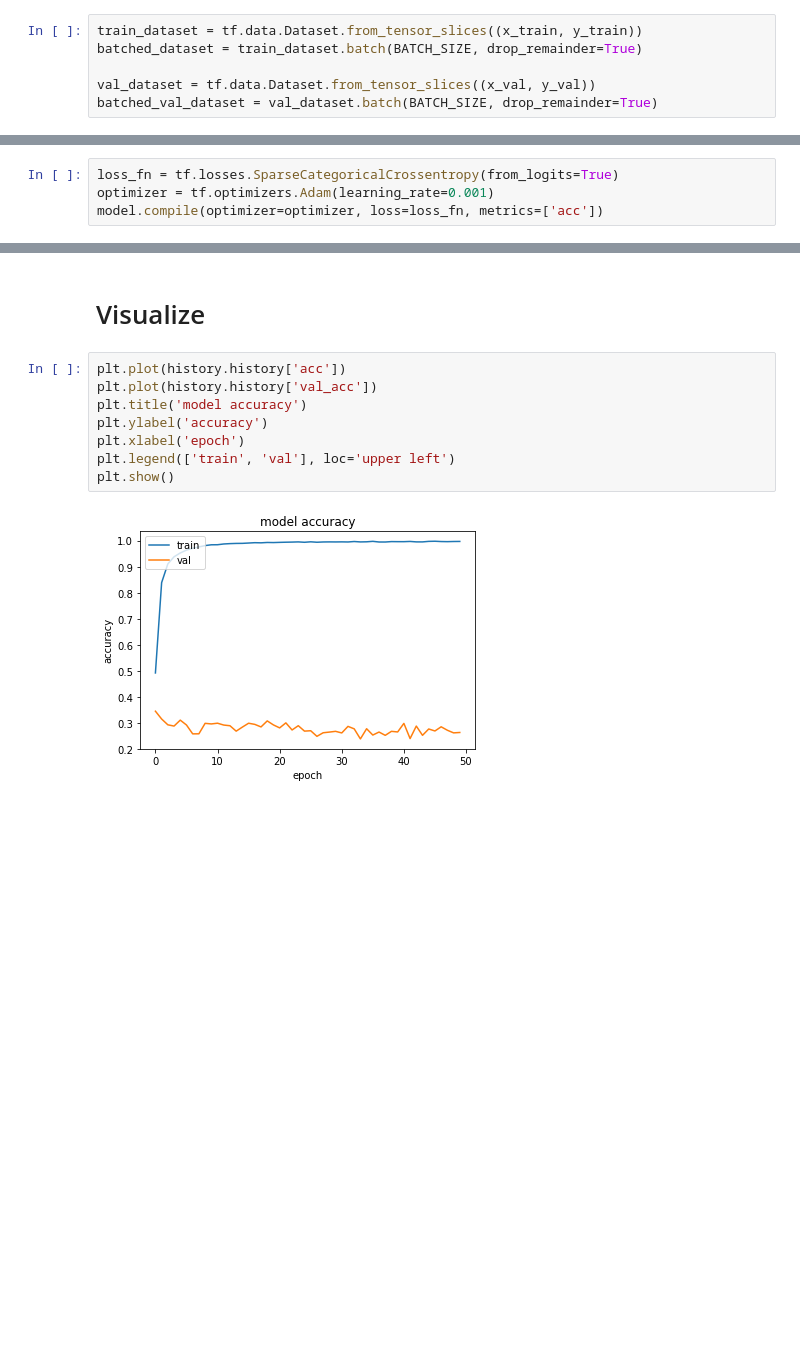
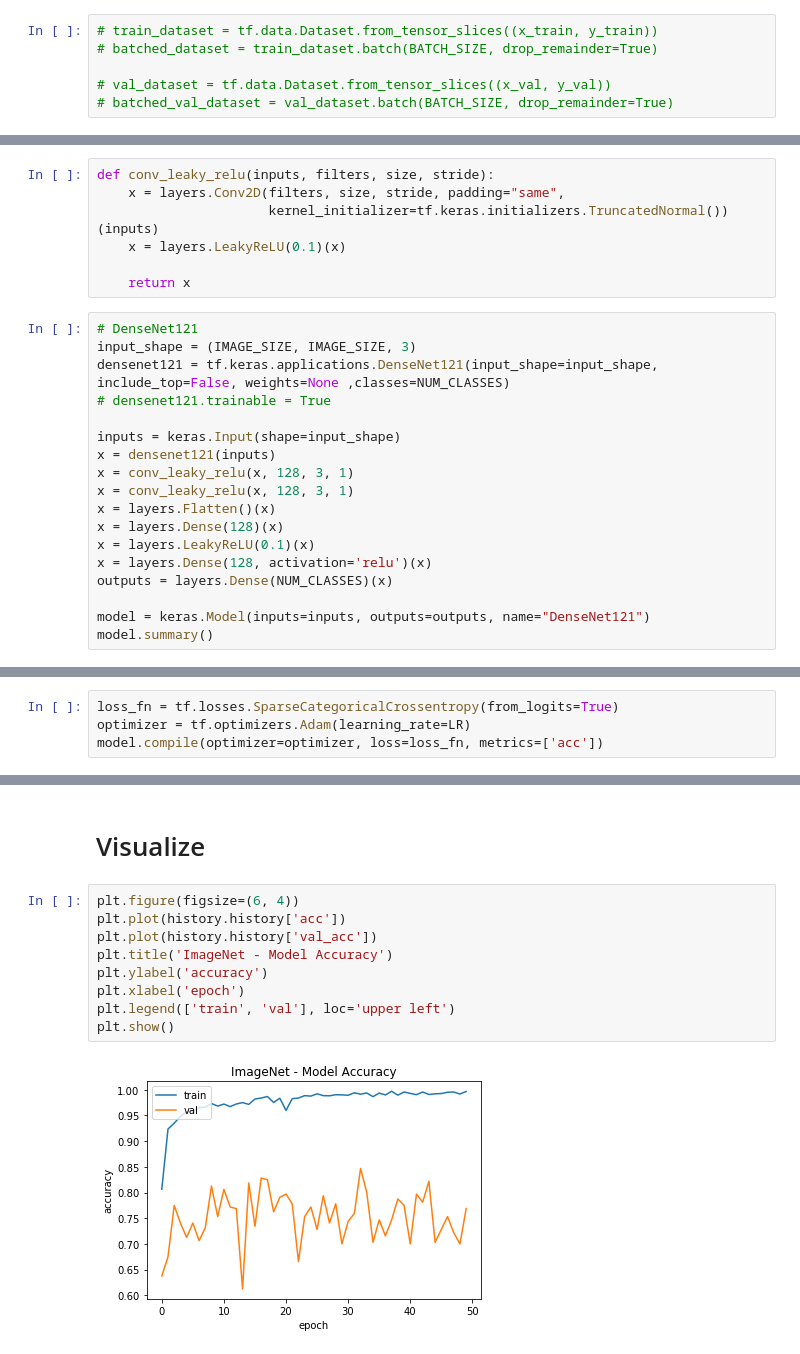
Before and after one commit to chengche6230/Deep-Learning-Course-Team-Project, a Jupyter notebook: Competition 4/DLcomp4_Team123_code.ipynb, the cells around one changed output, grey strips where cells are left out. Cells and saved outputs as stored; diff of their text form; blank space fills up the shorter version.

Commit message:
update: ImageNet / 0.8400

```diff
--- a/Competition 4/DLcomp4_Team123_code.ipynb
+++ b/Competition 4/DLcomp4_Team123_code.ipynb
@@ -119,6 +166,6 @@ y_val = np.argmax(y_val, axis=1)
 # %%
-train_dataset = tf.data.Dataset.from_tensor_slices((x_train, y_train))
-batched_dataset = train_dataset.batch(BATCH_SIZE, drop_remainder=True)
+# train_dataset = tf.data.Dataset.from_tensor_slices((x_train, y_train))
+# batched_dataset = train_dataset.batch(BATCH_SIZE, drop_remainder=True)
 
-val_dataset = tf.data.Dataset.from_tensor_slices((x_val, y_val))
-batched_val_dataset = val_dataset.batch(BATCH_SIZE, drop_remainder=True)
+# val_dataset = tf.data.Dataset.from_tensor_slices((x_val, y_val))
+# batched_val_dataset = val_dataset.batch(BATCH_SIZE, drop_remainder=True)
@@ -164,0 +191,25 @@ _________________________________________________________________
+# %%
+def conv_leaky_relu(inputs, filters, size, stride):
+    x = layers.Conv2D(filters, size, stride, padding="same",
+                      kernel_initializer=tf.keras.initializers.TruncatedNormal())(inputs)
+    x = layers.LeakyReLU(0.1)(x)
+
+    return x
+# %%
+# DenseNet121
+input_shape = (IMAGE_SIZE, IMAGE_SIZE, 3)
+densenet121 = tf.keras.applications.DenseNet121(input_shape=input_shape, include_top=False, weights=None ,classes=NUM_CLASSES)
+# densenet121.trainable = True
+
+inputs = keras.Input(shape=input_shape)
+x = densenet121(inputs)
+x = conv_leaky_relu(x, 128, 3, 1)
+x = conv_leaky_relu(x, 128, 3, 1)
+x = layers.Flatten()(x)
+x = layers.Dense(128)(x)
+x = layers.LeakyReLU(0.1)(x)
+x = layers.Dense(128, activation='relu')(x)
+outputs = layers.Dense(NUM_CLASSES)(x)
+
+model = keras.Model(inputs=inputs, outputs=outputs, name="DenseNet121")
+model.summary()
@@ -166,7 +235,7 @@ _________________________________________________________________
 # Training
 # %%
 loss_fn = tf.losses.SparseCategoricalCrossentropy(from_logits=True)
-optimizer = tf.optimizers.Adam(learning_rate=0.001)
+optimizer = tf.optimizers.Adam(learning_rate=LR)
 model.compile(optimizer=optimizer, loss=loss_fn, metrics=['acc'])
 # %%
 history = model.fit(x=batched_dataset, validation_data=batched_val_dataset, epochs=50)
@@ -191,12 +260,13 @@ Epoch 50/50
 # %% [markdown]
 # Visualize
 # %%
+plt.figure(figsize=(6, 4))
 plt.plot(history.history['acc'])
 plt.plot(history.history['val_acc'])
-plt.title('model accuracy')
+plt.title('ImageNet - Model Accuracy')
 plt.ylabel('accuracy')
 plt.xlabel('epoch')
 plt.legend(['train', 'val'], loc='upper left')
 plt.show()
 # %% [output]
-[figure, old version]
+[figure, new version]
```
Also changed, not shown: parts of 20 cells of this notebook.
